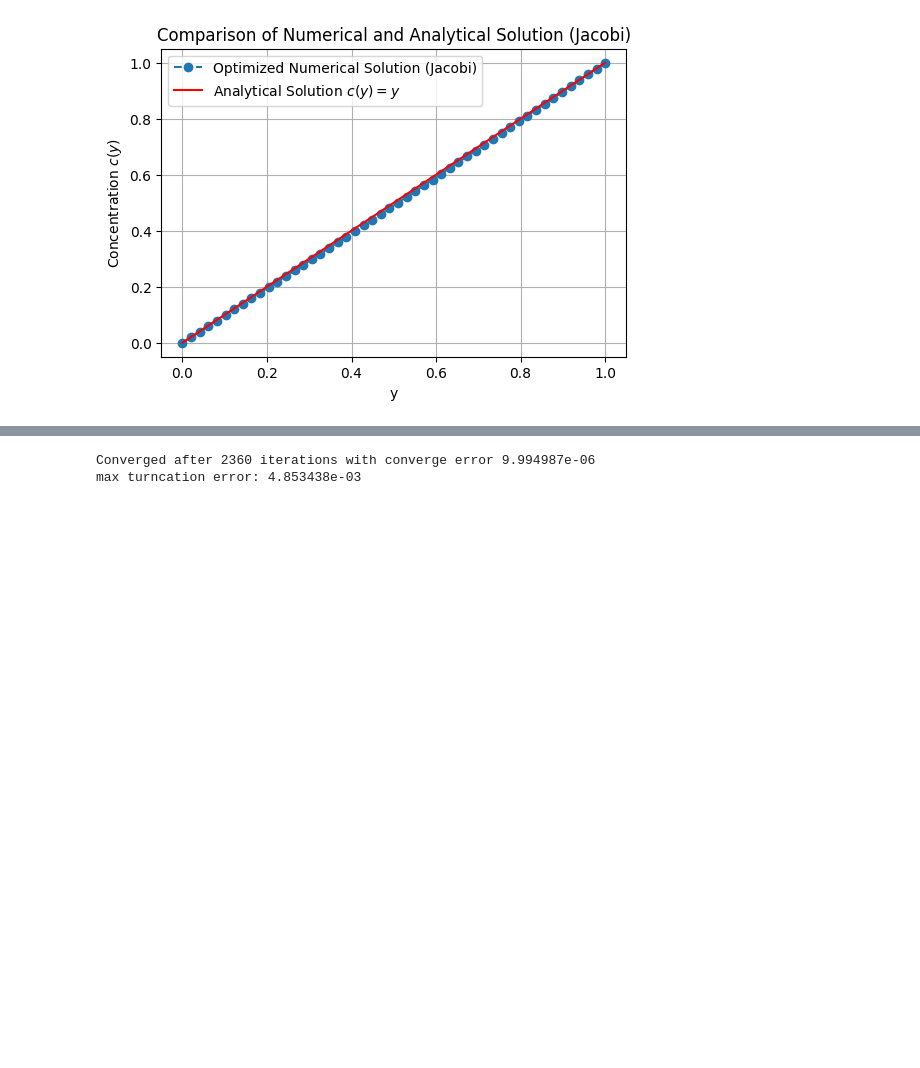
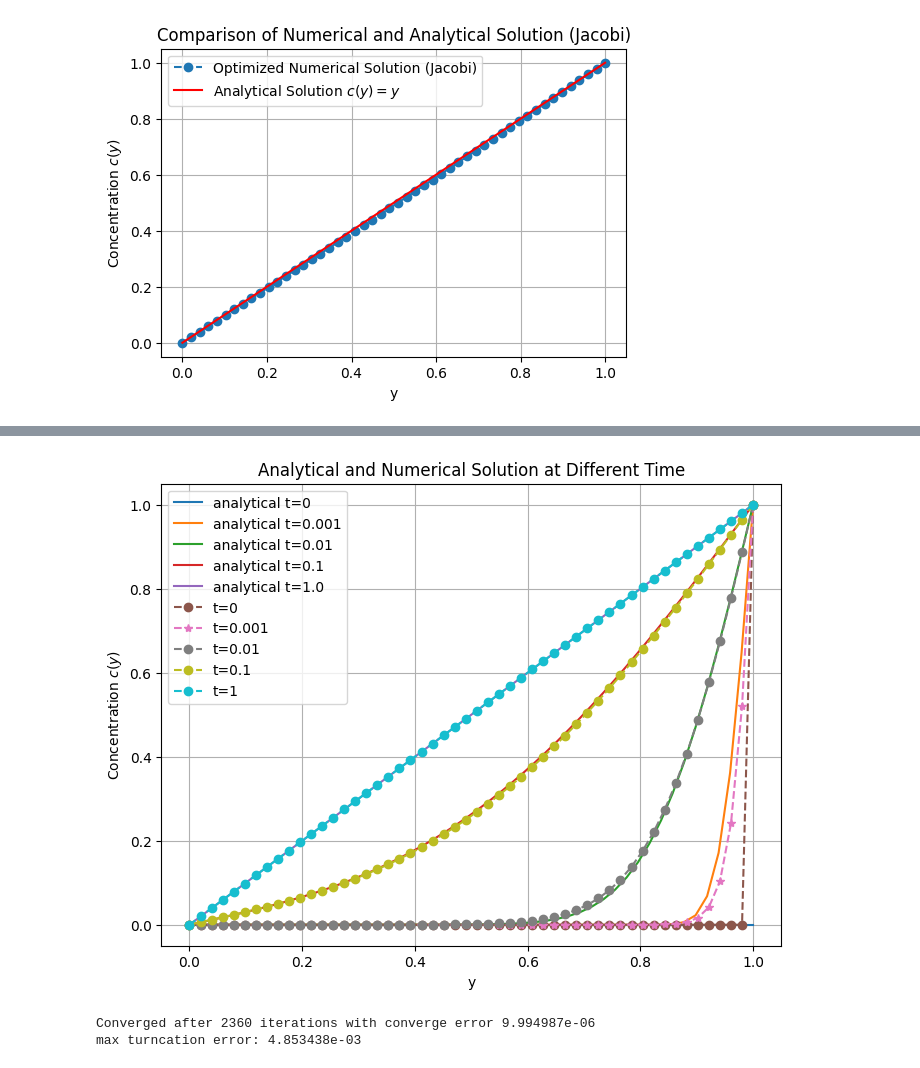
Before and after one commit to matijsv/scicomp_22, a Jupyter notebook: presentation.ipynb, the cells around one changed output, grey strips where cells are left out. Saved outputs shown, nothing was run; the diff lists cells and outputs as text; code cells hidden in the pictures; blank space fills up the shorter version.

Commit message:
add some time dependent func

```diff
--- a/presentation.ipynb
+++ b/presentation.ipynb
@@ -86,3 +87,86 @@ clomun 0: [1.         0.97896817 0.9579389  0.93691474 0.91589823 0.89489187
  0.13863367 0.11879609 0.09897352 0.07916355 0.05936373 0.03957156
  0.0197845  0.        ]
 [figure]
+# %%
+# check the time dependent algorithm
+N=52
+M=50
+D=1.0
+dt=0.0001
+dx=1/50
+max_iterations=15000
+epsilon=1e-5
+
+def analytical_solution(x, t, D, max_terms=50):
+    """
+    Compute the analytical solution for the diffusion equation.
+
+    Parameters:
+    - x: spatial coordinate (numpy array)
+    - t: time (scalar)
+    - D: diffusion constant
+    - max_terms: number of terms in the summation (truncated at a reasonable value)
+
+    Returns:
+    - c_x_t: analytical solution at given x and t
+    """
+    if t == 0:
+        return np.zeros_like(x)  # Initial condition assumed to be zero
+
+    sum_term = np.zeros_like(x)
+    for i in range(max_terms):
+        term1 = erfc((1 - x + 2 * i) / (2 * np.sqrt(D * t)))
+        term2 = erfc((1 + x + 2 * i) / (2 * np.sqrt(D * t)))
+        sum_term += term1 - term2
+
+    return sum_term
+
+x = np.linspace(0, 1, 50)  # Define spatial points
+print (f"x: {x} \n")
+D = 1.0  # Diffusion coefficient
+t_values = [0, 0.001, 0.01, 0.1, 1.0]  # Different time points for comparison
+
+optimized_concentration_time_dependent, iteration_time_dependent, delta_time_dependent, _, c_k_list = \
+tia.jacobi_parallel_within_time(N, M, D, dt, dx, max_iterations, epsilon)
+
+final_state = c_k_list[-1]
+n, m = final_state.shape
+final_colums = final_state[:, m//2 - 1]
+
+s0 = c_k_list[0][:, n//2]
+s301 = c_k_list[5][:, -1]
+s201 = c_k_list[int(0.01/dt)][:, m//2 - 1]
+s101 = c_k_list[int(0.1/dt)][:, m//2 -1 ]
+s1 = c_k_list[int(1/dt)][:, m//2]
+
+print(f"state at t=0: {s0} \n")
+print(f"state at t=0.001: {s301} \n")
+print(f"state at t=0.01: {s101} \n")
+print(f"state at t=0.1: {s101} \n")
+print(f"state at t=1: {s1} \n")
+print(f"final state: {final_state} \n")
+
+y_values_optimized = np.linspace(1, 0, len(final_state))
+
+# plot the numerical solution
+plt.figure(figsize=(8, 6))
+for t in t_values:
+    c_analytical = analytical_solution(x, t, D)
+    plt.plot(x, c_analytical, label=f"analytical t={t}", linestyle="-")
+
+plt.plot(y_values_optimized, s0, label="t=0", linestyle="--", marker="o")
+plt.plot(y_values_optimized, s301, label="t=0.001", linestyle="--", marker="*")
+plt.plot(y_values_optimized, s201, label="t=0.01", linestyle="--", marker="o")
+plt.plot(y_values_optimized, s101, label="t=0.1", linestyle="--", marker="o")
+plt.plot(y_values_optimized, s1, label="t=1", linestyle="--", marker="o")
+
+
+# plt.plot(y_values_optimized, final_colums, label="Optimized Numerical Solution (Gauss-Seidel)", linestyle="--", marker="o")
+# plt.plot(y_values_optimized, y_values_optimized, label="Analytical Solution $c(y) = y$", linestyle="-", color="r")
+plt.xlabel("y")
+plt.ylabel("Concentration $c(y)$")
+plt.legend()
+plt.title("Analytical and Numerical Solution at Different Time")
+plt.grid(True)
+plt.show()
+# %% [output]
@@ -89,3 +190,4 @@ clomun 0: [1.         0.97896817 0.9579389  0.93691474 0.91589823 0.89489187
+[figure, added]
 # %%
 # run the Gauss-Seidel iteration
 optimized_concentration, iteration, delta, _ = tia.gauss_seidel_seq()
```
Also changed, not shown: parts of 2 cells of this notebook, 1 other file.
